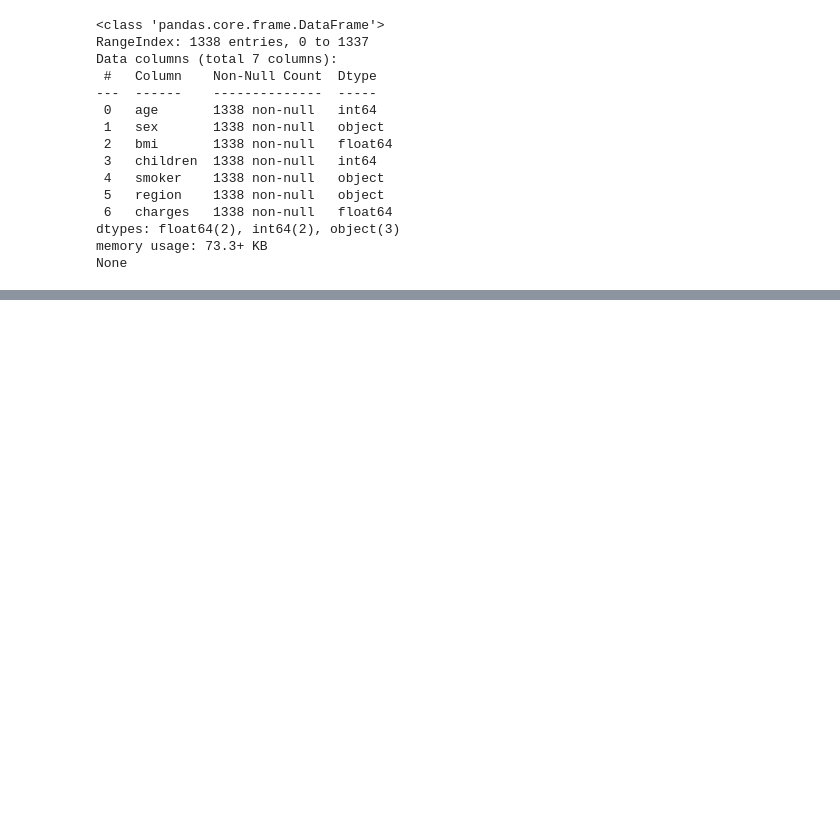
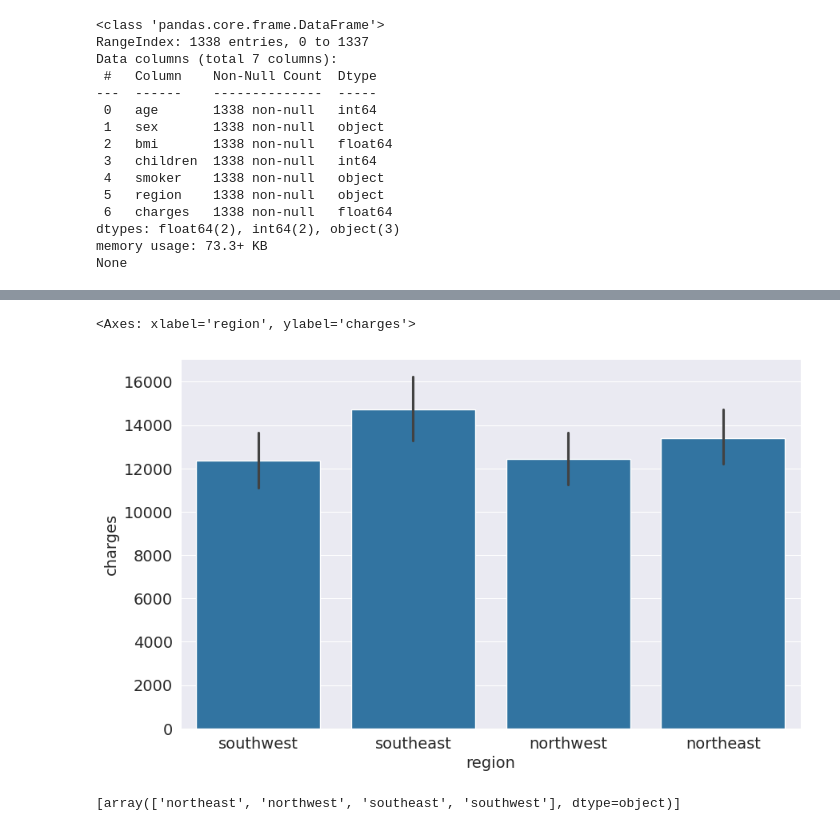
Before and after one commit to Aswin-S-Aswin/MachineLearning_MedicalReport, a Jupyter notebook: Machine_learning.ipynb, the cells around one changed output, grey strips where cells are left out. Cells and saved outputs as stored; diff of their text form; code cells hidden in the pictures; blank space fills up the shorter version.

```diff
--- a/Machine_learning.ipynb
+++ b/Machine_learning.ipynb
@@ -664,3 +681,19 @@ Data columns (total 7 columns):
 dtypes: float64(2), int64(2), object(3)
 memory usage: 73.3+ KB
 None
+# %%
+# Add the 'smoker_codes' column to medical_df
+medical_df['smoker_codes'] = medical_df.smoker.map(smoker_codes)
+
+# Create inputs and targets
+inputs, targets = medical_df[['age', 'bmi', 'children', 'smoker_codes']], medical_df['charges']
+
+# Create and train the model
+model = LinearRegression().fit(inputs, targets)
+
+# Generate predictions
+predictions = model.predict(inputs)
+
+# Compute loss to evalute the model
+loss = rmse(targets, predictions)
+print('Loss:', loss)
@@ -666,0 +702,12 @@ None
+# %%
+sns.barplot(medical_df,x='region',y='charges')
+# %% [output]
+<Axes: xlabel='region', ylabel='charges'>
+[figure, added]
+# %%
+from sklearn import preprocessing
+enc = preprocessing.OneHotEncoder()
+enc.fit(medical_df[['region']])
+enc.categories_
+# %% [output]
+[array(['northeast', 'northwest', 'southeast', 'southwest'], dtype=object)]
```
Also changed, not shown: parts of 10 cells of this notebook.
